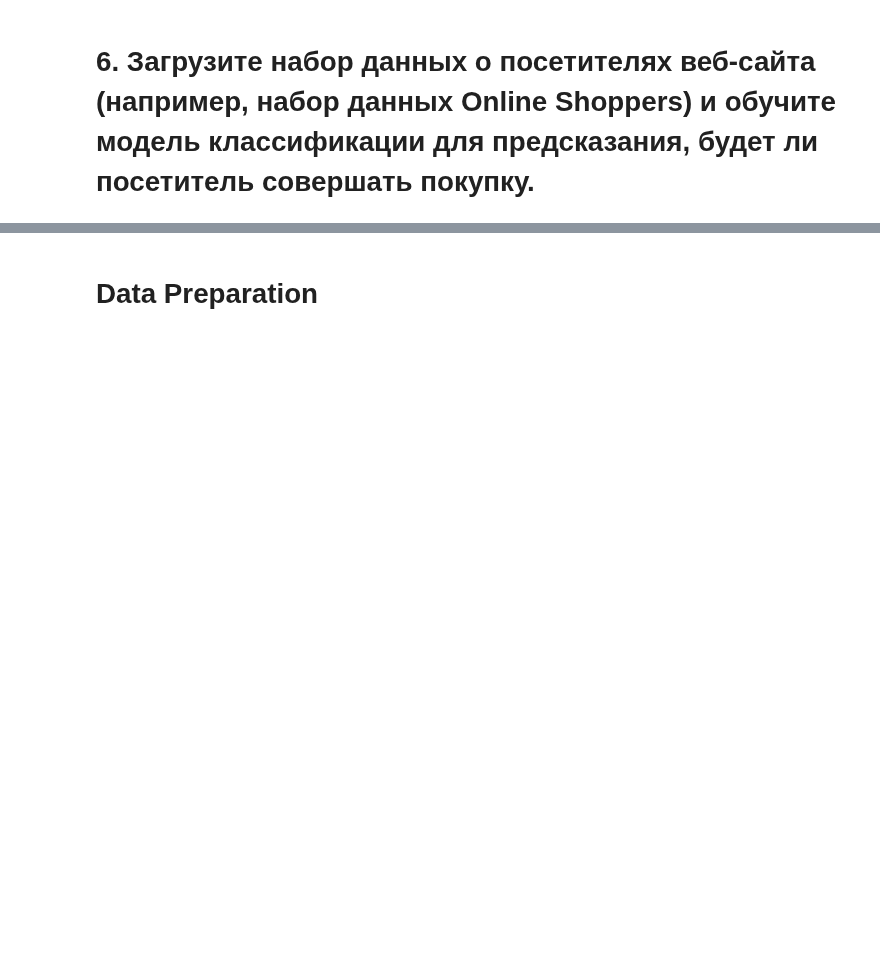
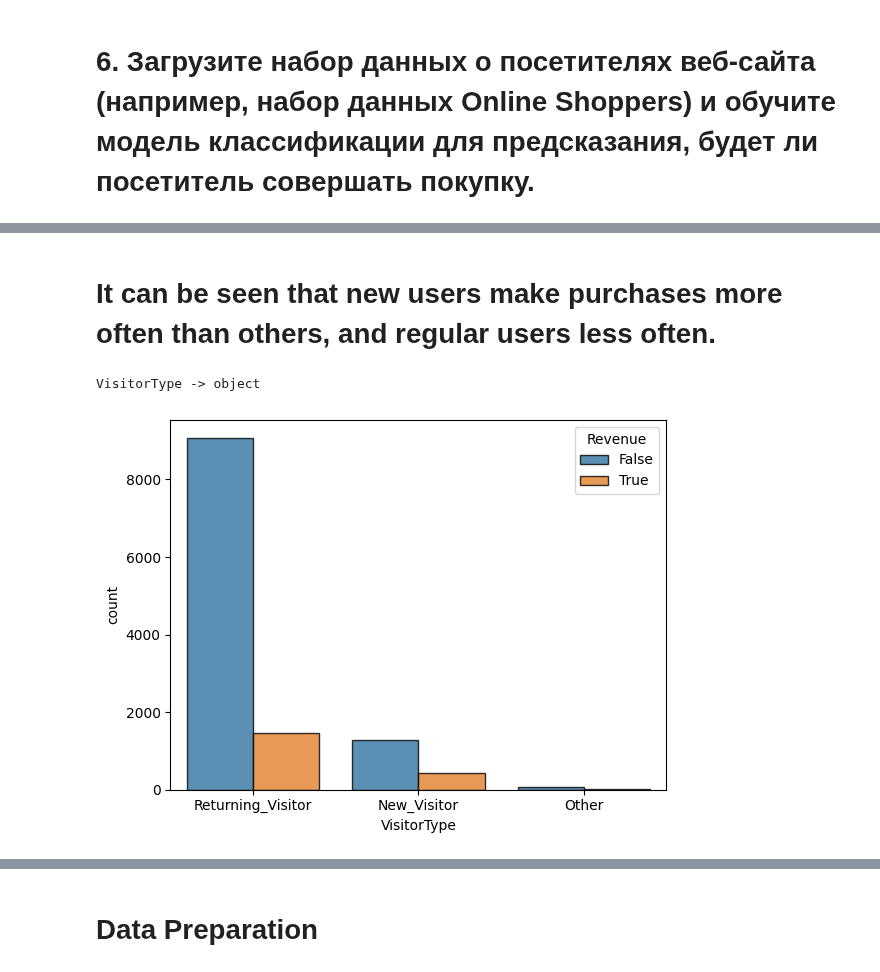
Before and after one commit to Vladikoops/BelHard, a Jupyter notebook: HW1.ipynb, the cells around one changed output, grey strips where cells are left out. Drawn from its saved outputs; the diff is of its cells as text; code cells hidden in the pictures; blank space fills up the shorter version.

```diff
--- a/HW1.ipynb
+++ b/HW1.ipynb
@@ -2,0 +60,13 @@
+# %% [markdown]
+# It can be seen that new users make purchases more often than others, and regular users less often.
+# %%
+print('VisitorType ->', df['VisitorType'].dtype)
+sns.countplot(df,
+              x="VisitorType",
+              hue="Revenue",
+              edgecolor="black",
+              alpha=0.8)
+plt.show()
+# %% [output]
+VisitorType -> object
+[figure, added]
```
Also changed, not shown: parts of 13 cells of this notebook.
